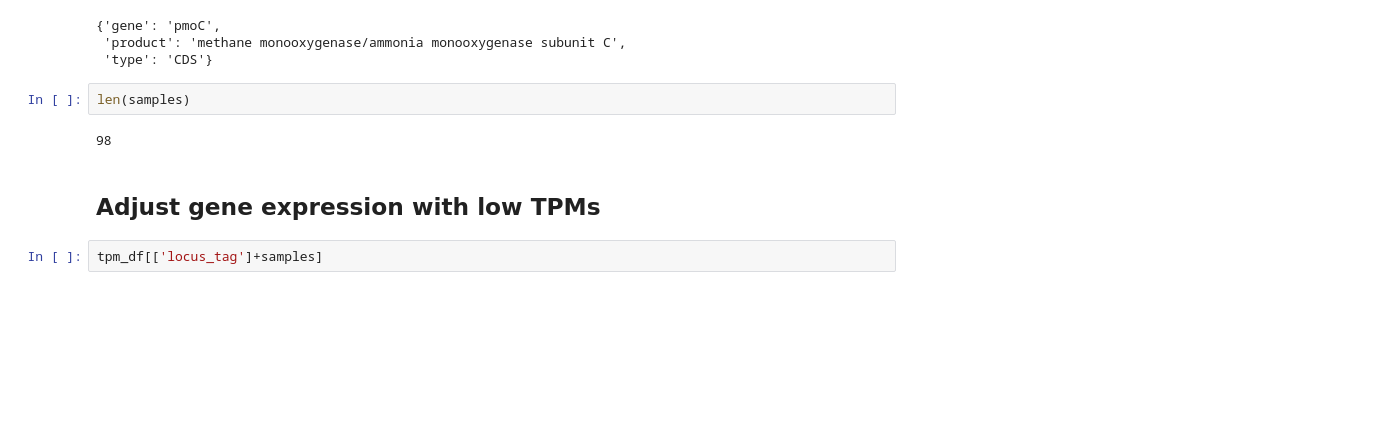
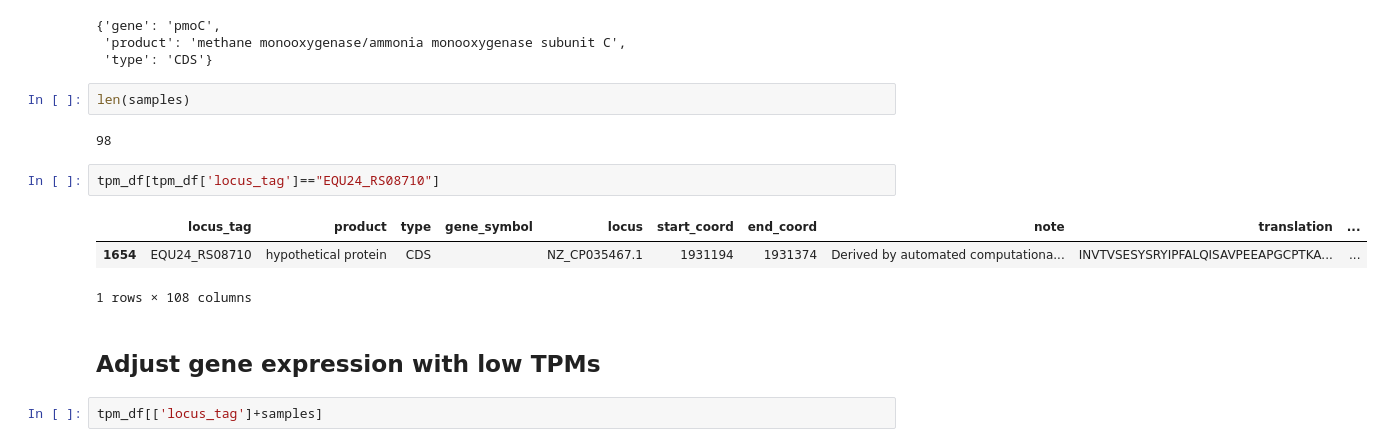
Before and after one commit to erinhwilson/deep-5g-sandbox, a Jupyter notebook: prep_5g_data_for_iMod.ipynb, the cells around one changed output. Cells and saved outputs as stored; diff of their text form; blank space fills up the shorter version.

```diff
--- a/prep_5g_data_for_iMod.ipynb
+++ b/prep_5g_data_for_iMod.ipynb
@@ -97,6 +95,12 @@ locus2info['EQU24_RS19315']
 len(samples)
 # %% [output]
 98
+# %%
+tpm_df[tpm_df['locus_tag']=="EQU24_RS08710"]
+# %% [output]
+|  | locus_tag | product | type | gene_symbol | locus | start_coord | end_coord | note | translation | ... |
+| 1654 | EQU24_RS08710 | hypothetical protein | CDS |  | NZ_CP035467.1 | 1931194 | 1931374 | Derived by automated computationa... | INVTVSESYSRYIPFALQISAVPEEAPGCPTKA... | ... |
+1 rows × 108 columns
 # %% [markdown]
 ## Adjust gene expression with low TPMs
 # %%
```
Also changed, not shown: parts of 14 cells of this notebook.
